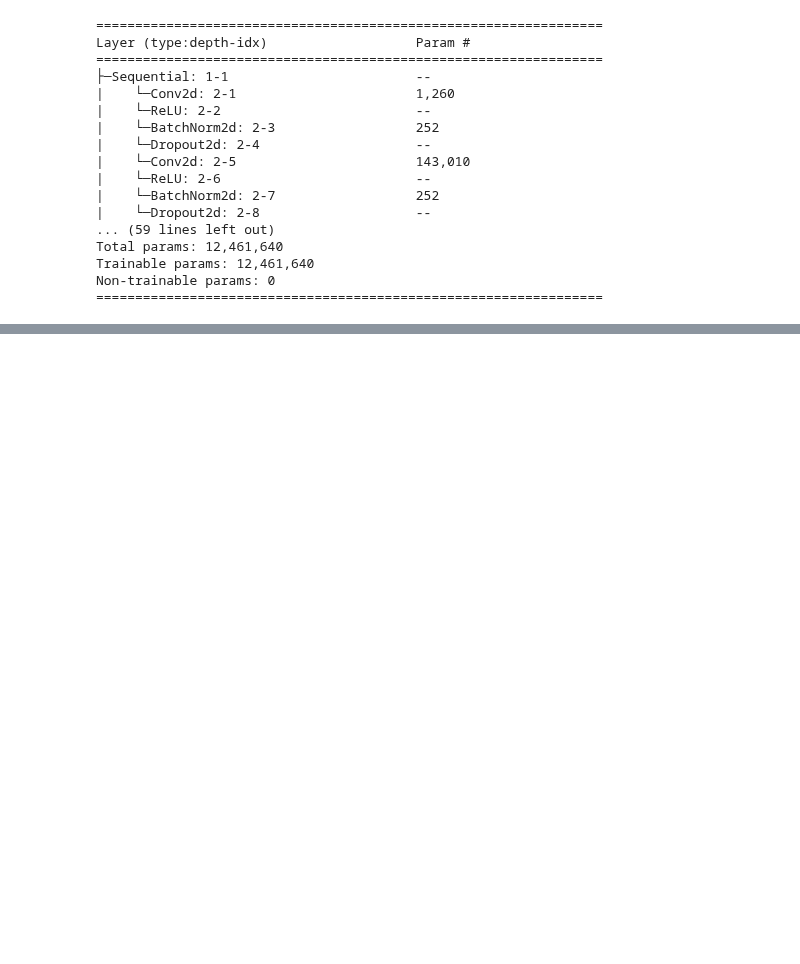
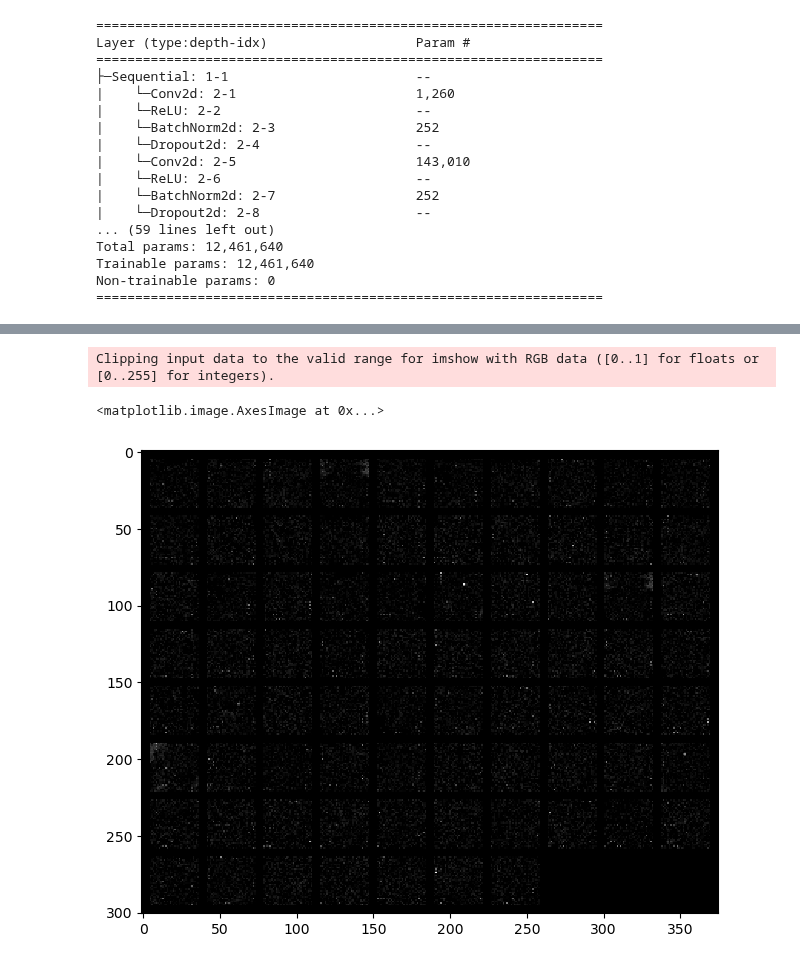
Before and after one commit to panoseti/panoseti, a Jupyter notebook: cloud-detection/model_training/cloud_detection_model.ipynb, the cells around one changed output, grey strips where cells are left out. Saved outputs shown, nothing was run; the diff lists cells and outputs as text; code cells hidden in the pictures; blank space fills up the shorter version.

```diff
--- a/cloud-detection/model_training/cloud_detection_model.ipynb
+++ b/cloud-detection/model_training/cloud_detection_model.ipynb
@@ -230,10 +230,14 @@ def get_model_summary(dummy_model, labeled_data, input_shape=(3, 32, 32)):
 
 device = get_device()
 # %%
+cloudy_wrong_data = []
+clear_wrong_data = []
 def record_acc_and_loss(model, loss_fn, data_loader, log, data_set):
     ncorrect = 0
     nsamples = 0
     loss_total = 0
+    ncloudy_wrong = 0
+    nclear_wrong = 0
 
     model.eval()
     with torch.no_grad():
@@ -248,6 +252,22 @@ def record_acc_and_loss(model, loss_fn, data_loader, log, data_set):
 
             predictions = torch.argmax(scores, dim=1)
             ncorrect += (predictions == y).sum()
+
+            # if ((predictions == 1) & (predictions != y)).cpu().any():
+            #     for im, pred in zip(x, predictions):
+            #         cloudy_wrong_data.append(im.cpu())
+            # elif ((predictions == 0) & (predictions != y)).cpu().any():
+            #     for i in range(len(predictions)):
+            #         if predictions[i] == 0 and predictions[i] != y[i]:
+            #             clear_wrong_data.append(x[i].cpu())
+            for i in range(len(predictions)):
+                    if predictions[i] == 1 and predictions[i] != y[i]:
+                        cloudy_wrong_data.append(x[i].cpu())
+                    elif predictions[i] == 0 and predictions[i] != y[i]:
+                        clear_wrong_data.append(x[i].cpu())
+
+            ncloudy_wrong += ((predictions == 1) & (predictions != y)).cpu().sum()
+            nclear_wrong += ((predictions == 0) & (predictions != y)).cpu().sum()
             nsamples += predictions.size(0)
 
         avg_loss = loss_total / len(data_loader)
@@ -255,6 +275,9 @@ def record_acc_and_loss(model, loss_fn, data_loader, log, data_set):
 
         log[data_set]['loss'].append(avg_loss)
         log[data_set]['acc'].append(acc)
+        log[data_set]['cloudy_wrong'].append(ncloudy_wrong / max(nsamples - float(ncorrect), 1))
+        log[data_set]['clear_wrong'].append(nclear_wrong / max(nsamples - float(ncorrect), 1))
+
 
         report = "{0}: \tloss = {1:.4f},  acc = {2}/{3} ({4:.2f}%)".format(data_set.capitalize().rjust(10), avg_loss, ncorrect, nsamples, acc * 100)
         return report
@@ -551,9 +527,16 @@ Epoch 12
 # %%
 # Create the test dataset
 # testing_data =
 # CloudDetectionTest(
 #     transform=transform, # NOTE: Make sure transform is the same as the one used in the training dataset.
 # )
+plt.figure(figsize=(12,6))
+processed = [img / 255 for img in clear_wrong_data]
+plt.imshow(torchvision.utils.make_grid(torch.stack(processed[:len(processed)]), nrow=10, padding=5).numpy().transpose((1, 2, 0)))
+# %% [output]
+Clipping input data to the valid range for imshow with RGB data ([0..1] for floats or [0..255] for integers).
+<matplotlib.image.AxesImage at 0x...>
+[figure, added]
 # %%
 # test_dataloader = torch.utils.data.DataLoader(testing_data, batch_size=64, shuffle=False)
 # Store a numpy vector of the predictions for the test set in the variable `predictions`.
```
Also changed, not shown: parts of 7 cells of this notebook, 8 other files.
